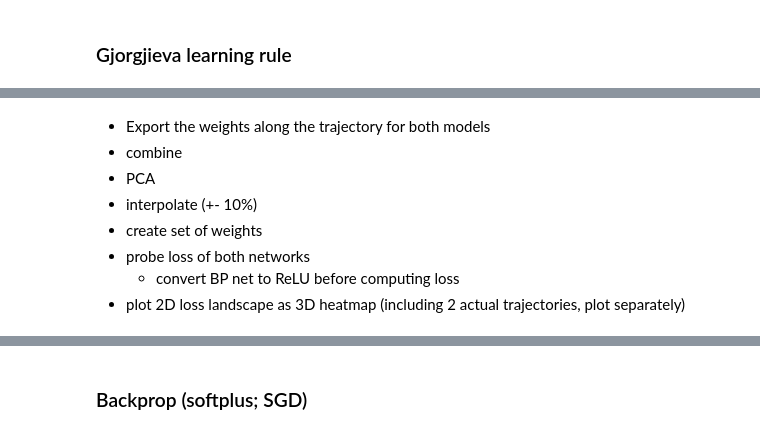
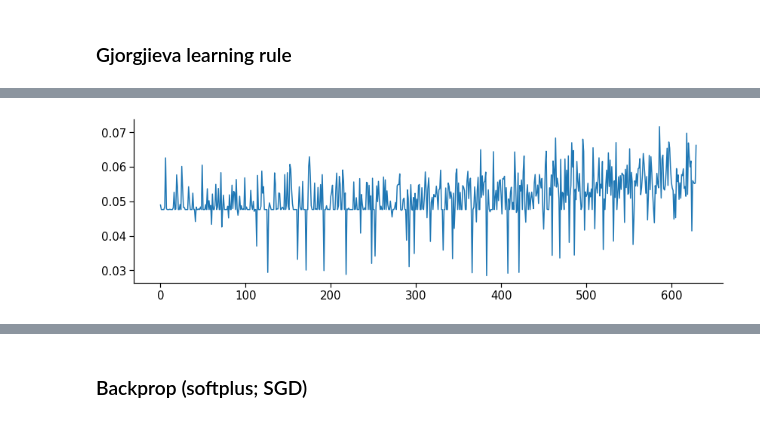
Before and after one commit to Milstein-Lab/EIANN, a Jupyter notebook: EIANN/notebooks/EIANN_1_hidden_landscape.ipynb, the cells around one changed output, grey strips where cells are left out. Drawn from its saved outputs; the diff is of its cells as text; code cells hidden in the pictures.

```diff
--- a/EIANN/notebooks/EIANN_1_hidden_landscape.ipynb
+++ b/EIANN/notebooks/EIANN_1_hidden_landscape.ipynb
@@ -97,10 +42,9 @@ Pearson correlation: r=0.07287683413731358, r^2=0.005311032953877514, p=0.380373
-# %% [markdown]
-- Export the weights along the trajectory for both models
-- combine
-- PCA
-- interpolate (+- 10%)
-- create set of weights
-- probe loss of both networks
-    - convert BP net to ReLU before computing loss
-- plot 2D loss landscape as 3D heatmap (including 2 actual trajectories, plot separately)
+# %%
+data_generator.manual_seed(data_seed)
+gj_network.train(dataloader, epochs, store_history=True, status_bar=True)
+
+plt.plot(gj_network.loss_history)
+plt.show()
+# %% [output]
+[figure, added]
 # %%
```
Also changed, not shown: parts of 19 cells of this notebook, 4 other files.
